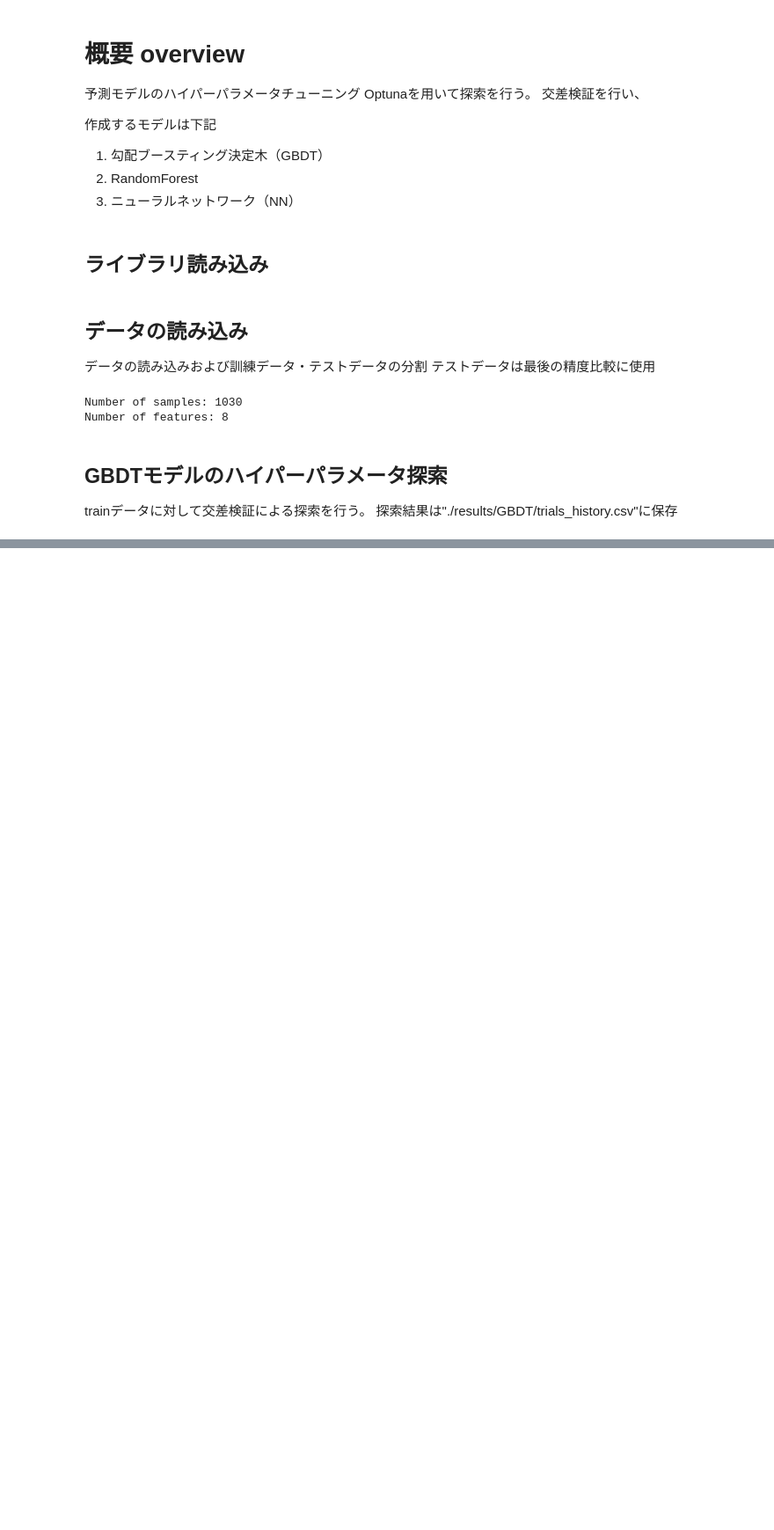
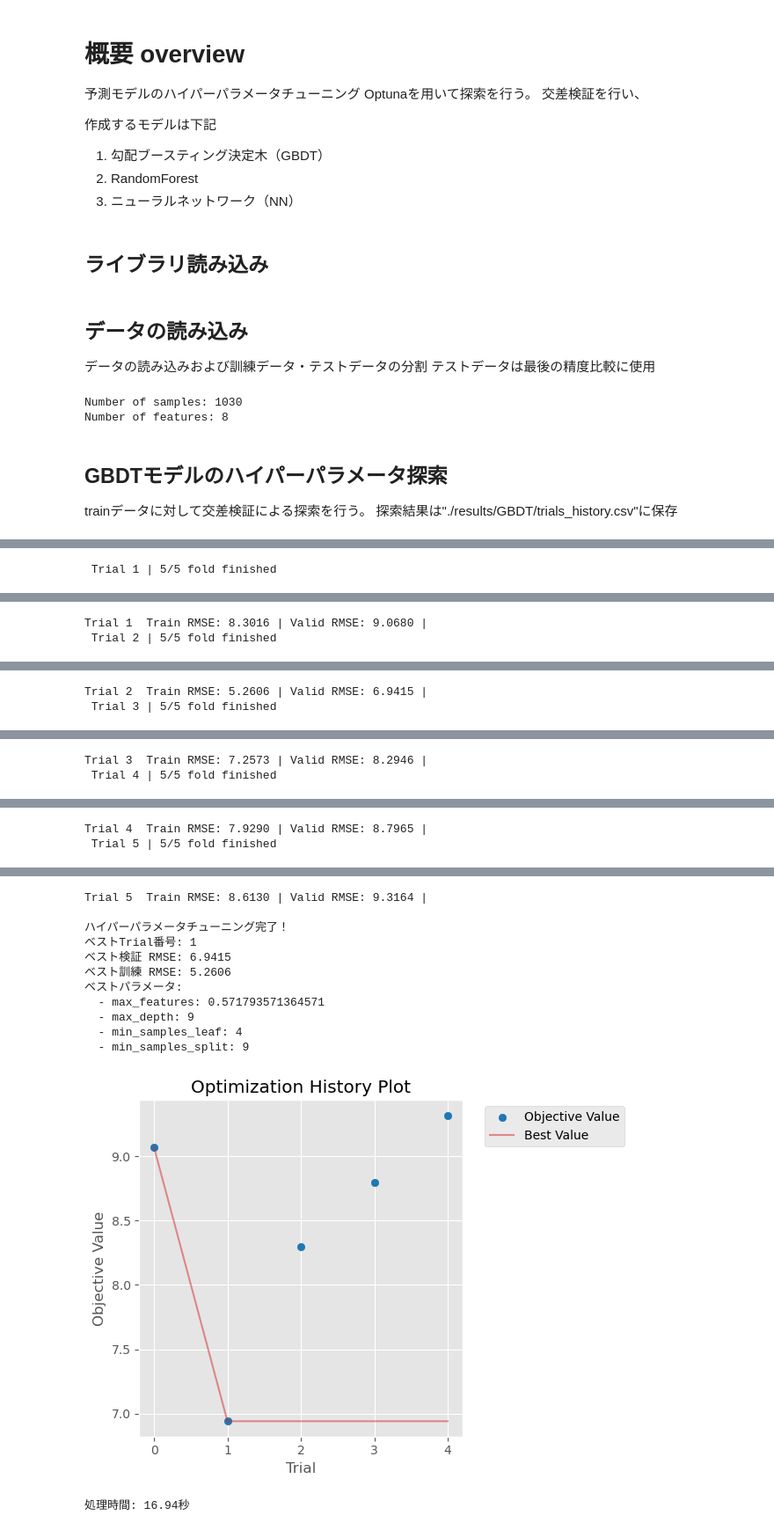
Before and after one commit to Temp-Muraoka/Project01_ConcreteStrength_Regression, a Jupyter notebook: 02_Model_Optimization.ipynb, the cells around one changed output, grey strips where cells are left out. Shown at 88% size. Drawn from its saved outputs; the diff is of its cells as text; code cells hidden in the pictures; blank space fills up the shorter version.

```diff
--- a/02_Model_Optimization.ipynb
+++ b/02_Model_Optimization.ipynb
@@ -69,0 +81,5 @@ KeyboardInterrupt:
+# %%
+trial_n =5 #Optuna探索試行回数
+
+Optimize_RndomForest(trial_n, X_train, Y_train)
+# %% [output]
@@ -69,0 +87 @@ KeyboardInterrupt:
+ Trial 1 | 5/5 fold finished
@@ -69,0 +89,2 @@ KeyboardInterrupt:
+Trial 1  Train RMSE: 8.3016 | Valid RMSE: 9.0680 |
+ Trial 2 | 5/5 fold finished
@@ -69,0 +92,2 @@ KeyboardInterrupt:
+Trial 2  Train RMSE: 5.2606 | Valid RMSE: 6.9415 |
+ Trial 3 | 5/5 fold finished
@@ -69,0 +95,2 @@ KeyboardInterrupt:
+Trial 3  Train RMSE: 7.2573 | Valid RMSE: 8.2946 |
+ Trial 4 | 5/5 fold finished
@@ -69,0 +98,2 @@ KeyboardInterrupt:
+Trial 4  Train RMSE: 7.9290 | Valid RMSE: 8.7965 |
+ Trial 5 | 5/5 fold finished
@@ -69,0 +101,13 @@ KeyboardInterrupt:
+Trial 5  Train RMSE: 8.6130 | Valid RMSE: 9.3164 |
+
+ハイパーパラメータチューニング完了！
+ベストTrial番号: 1
+ベスト検証 RMSE: 6.9415
+ベスト訓練 RMSE: 5.2606
+ベストパラメータ:
+  - max_features: 0.571793571364571
+  - max_depth: 9
+  - min_samples_leaf: 4
+  - min_samples_split: 9
+[figure, added]
+処理時間: 16.94秒
```
Also changed, not shown: parts of 5 cells of this notebook, 8 other files.
